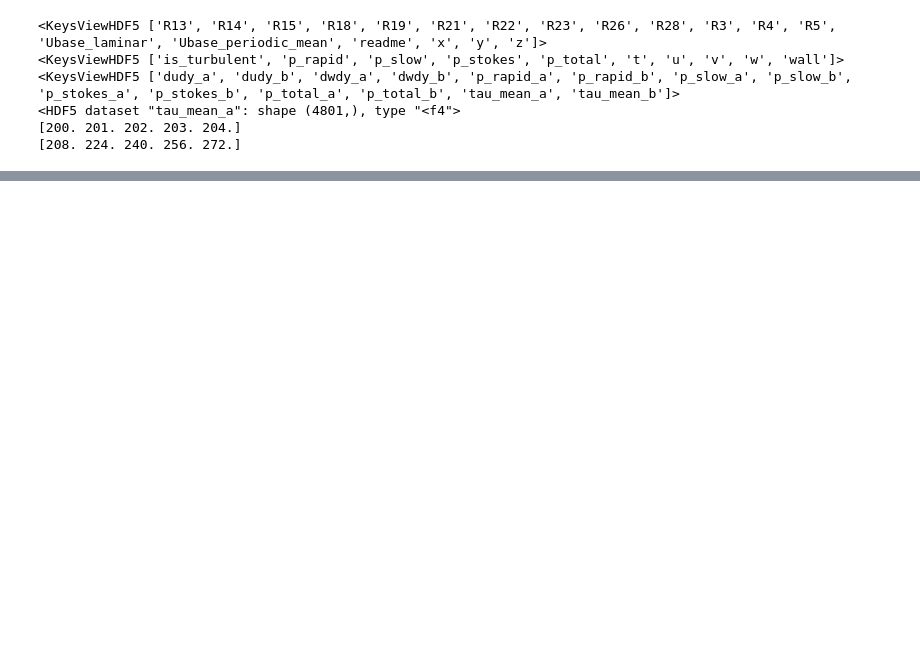
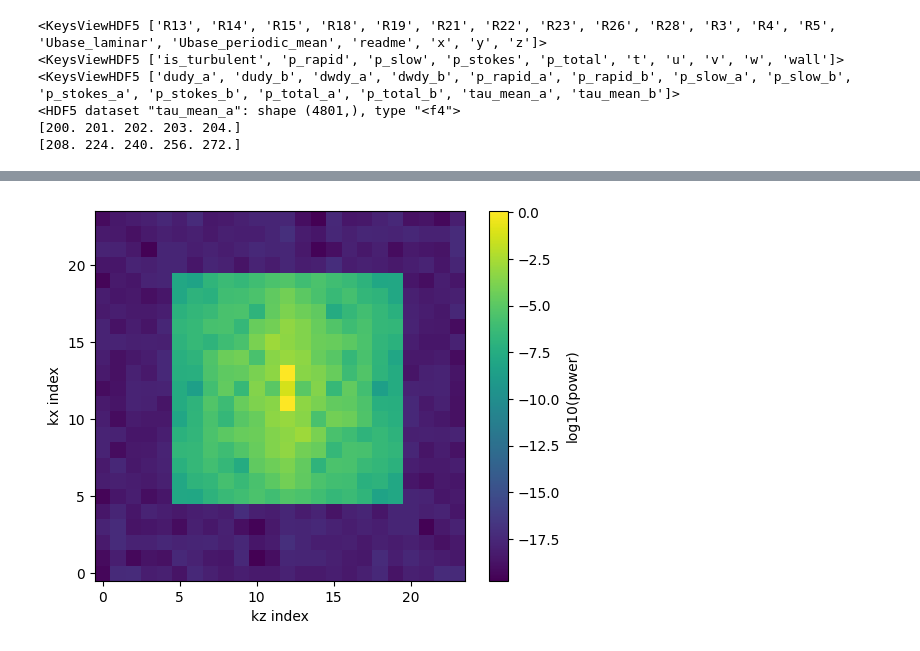
Before and after one commit to kz2wd/flow-diffuse, a Jupyter notebook: couette.ipynb, the cells around one changed output, grey strips where cells are left out. Cells and saved outputs as stored; diff of their text form; code cells hidden in the pictures; blank space fills up the shorter version.

```diff
--- a/couette.ipynb
+++ b/couette.ipynb
@@ -28,0 +60,2 @@ KeyError: 'Unable to synchronously open object (invalid identifier type to funct
+# %%
+d_flucts_hat = np.fft.fft2(flucts, axes=(2, 4))
@@ -28,0 +77,2 @@ KeyError: 'Unable to synchronously open object (invalid identifier type to funct
+# %%
+flucts_mean_power = np.abs(d_flucts_hat[:, 0, :, 1, :].mean((0))) ** 2
@@ -28,0 +83,4 @@ KeyError: 'Unable to synchronously open object (invalid identifier type to funct
+# %%
+plot_powers(flucts_mean_power)
+# %% [output]
+[figure, added]
```
Also changed, not shown: parts of 31 cells of this notebook, 1 other file.
